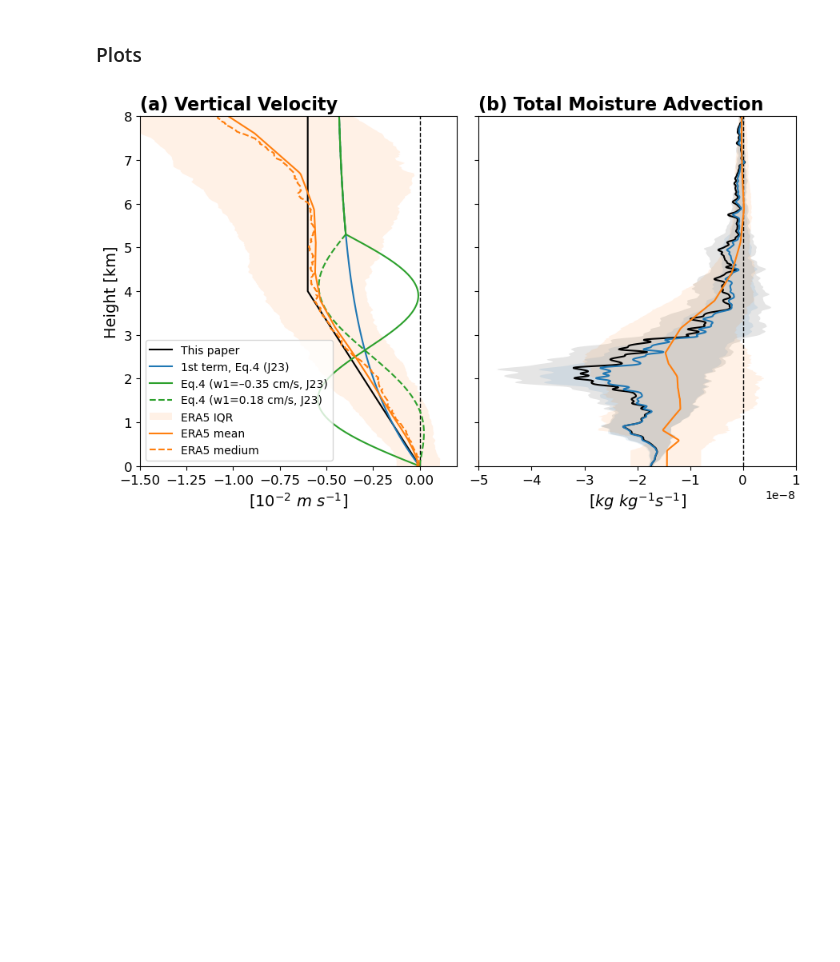
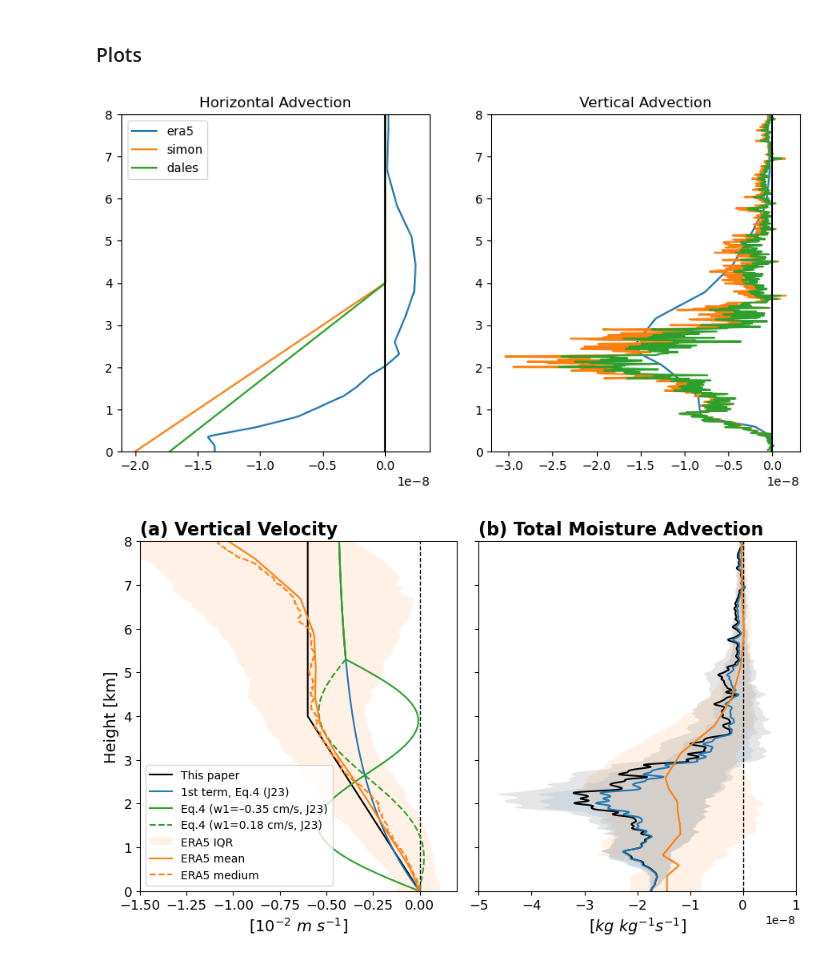
Before and after one commit to deszoeke/trade-cu-model, a Jupyter notebook: src/python/figure_LSADV.ipynb, the cells around one changed output. Saved outputs shown, nothing was run; the diff lists cells and outputs as text; code cells hidden in the pictures; blank space fills up the shorter version.

```diff
--- a/src/python/figure_LSADV.ipynb
+++ b/src/python/figure_LSADV.ipynb
@@ -482,6 +482,7 @@ ls_e5p = qadv_e5p[:, :-1] + wdqdz_e5p
 nt        = ls_e5p.shape[0]
 ls_e5z    = np.full((nt, z.size), np.nan)
 wdqdz_e5z = np.full((nt, z.size), np.nan)
+qadv_e5z  = np.full((nt, z.size), np.nan)
 w_e5z     = np.full((nt, z.size), np.nan)
 
 for it in range(nt):
@@ -493,6 +494,7 @@ for it in range(nt):
     ls_e5z[it, :]    = np.interp(z, zin[1:], (ls_e5p[it, idx[1:]]))
     # wdqdz_e5z[it, :] = np.interp(z, zin[1:], (wdqdp_e5p[it, idx[1:]]))
     wdqdz_e5z[it, :] = np.interp(z, zin[1:], (wdqdz_e5p[it, idx[1:]]))
+    qadv_e5z[it, :]  = np.interp(z, zin, (qadv_e5p[it, idx]))
     w_e5z[it, :]     = np.interp(z, zin, (w_e5p[it, idx]))
 # %% [markdown]
 #### Total moisture flux
@@ -548,6 +550,26 @@ wdqdzsd_e5z       = np.nanstd(wdqdz_e5z, axis=0)
 lsds_e5z          = np.nanstd(ls_e5z, axis=0)
 # %% [markdown]
 ### Plots
+# %%
+plt.figure(figsize=(10,5))
+plt.subplot(1,2,1)
+plt.plot(qadv_e5z.mean(axis=0), z/1000, label='era5')
+plt.plot(qadv_smn, z/1000, label='simon')
+plt.plot(qadv_dales, z/1000, label='dales')
+plt.axvline(0, color='k')
+plt.ylim(0, 8);
+plt.title("Horizontal Advection")
+plt.legend()
+
+plt.subplot(1,2,2)
+plt.plot(wdqdzm_e5z, z/1000, label='era5')
+plt.plot(wdqdzm_rs_smn, z[:-1]/1000, label='simon')
+plt.plot(wdqdzm_rs_dales1, z[:-1]/1000, label='dales')
+plt.axvline(0, color='k')
+plt.title("Vertical Advection")
+plt.ylim(0, 8);
+# %% [output]
+[figure, added]
 # %%
 fig, axs = plt.subplots(1, 2, figsize=(9, 5.5), sharey=True)
 
```
